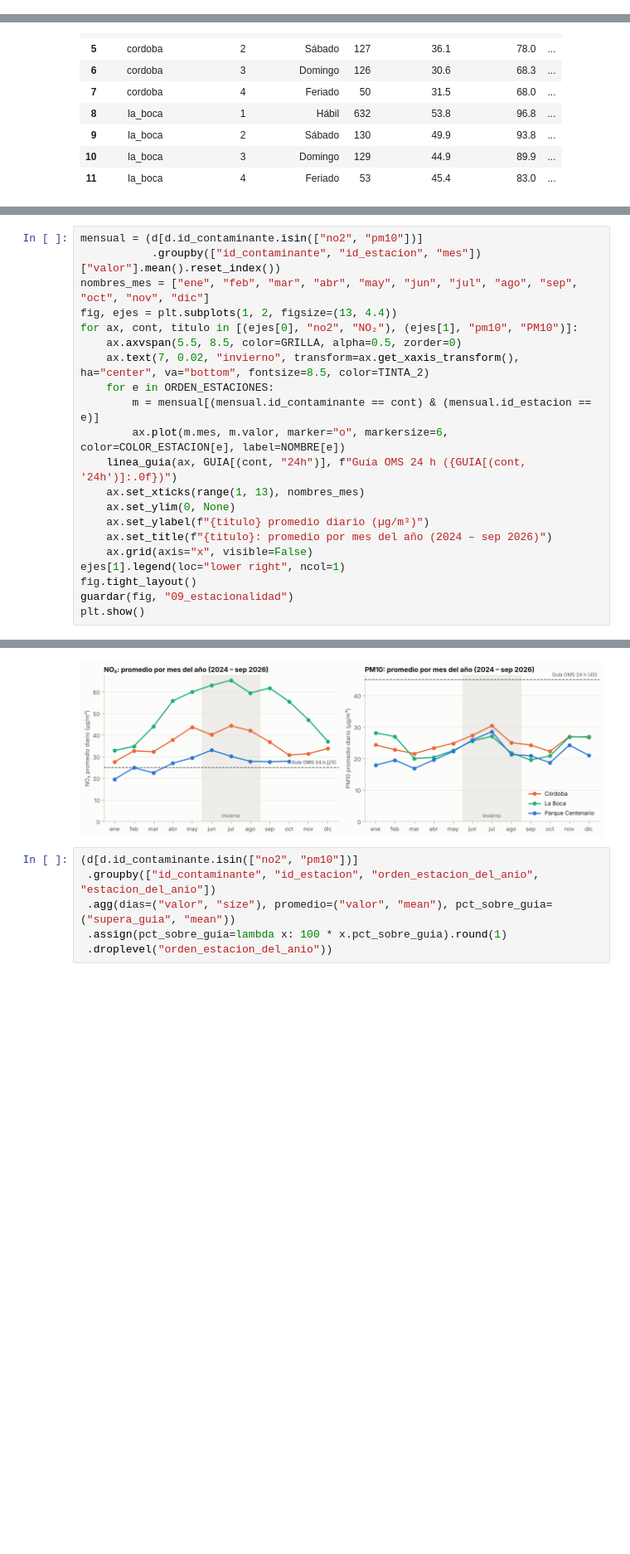
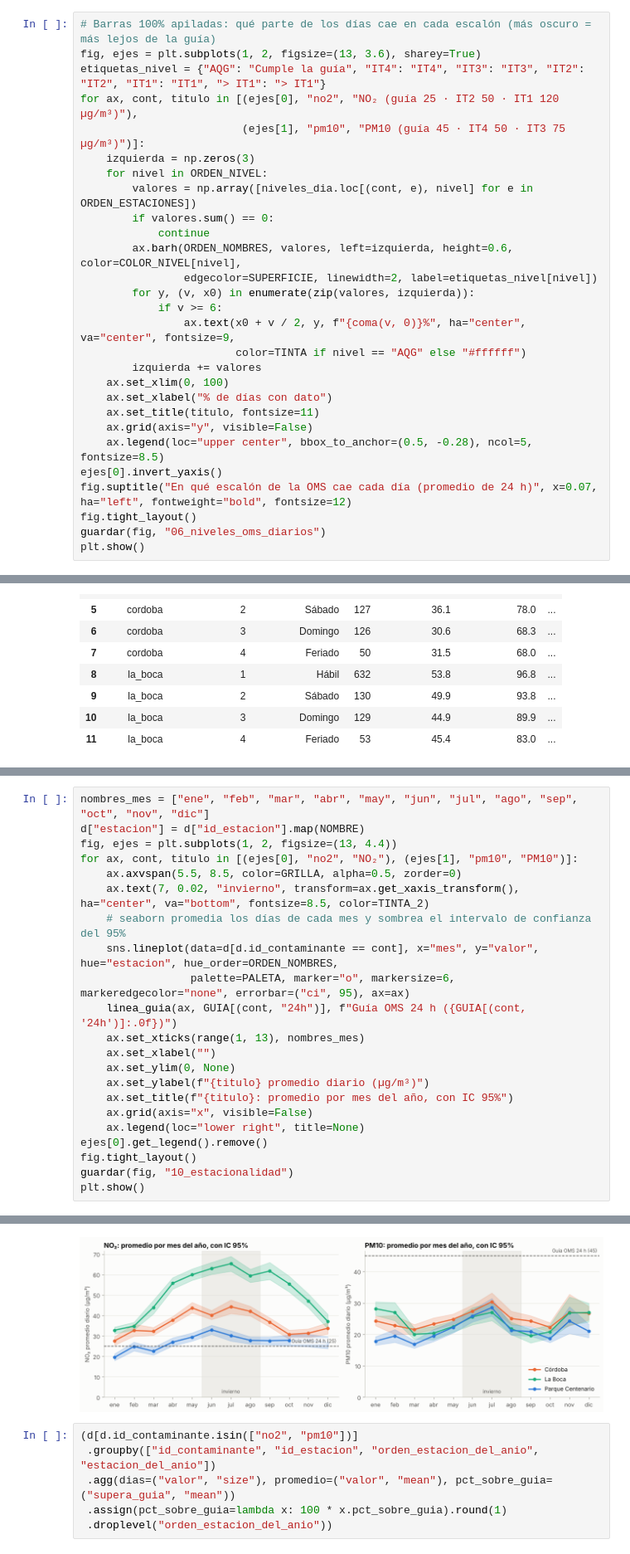
Before and after one commit to ezequielmaranda/nox-ciudad, a Jupyter notebook: notebooks/eda.ipynb, the cells around one changed output, grey strips where cells are left out. Shown at 83% size. Drawn from its saved outputs; the diff is of its cells as text; blank space fills up the shorter version.

```diff
--- a/notebooks/eda.ipynb
+++ b/notebooks/eda.ipynb
@@ -489,0 +565,28 @@ Denominador: **días con dato válido**. Un día sin dato no cuenta como día "l
+# %%
+# Barras 100% apiladas: qué parte de los días cae en cada escalón (más oscuro = más lejos de la guía)
+fig, ejes = plt.subplots(1, 2, figsize=(13, 3.6), sharey=True)
+etiquetas_nivel = {"AQG": "Cumple la guía", "IT4": "IT4", "IT3": "IT3", "IT2": "IT2", "IT1": "IT1", "> IT1": "> IT1"}
+for ax, cont, titulo in [(ejes[0], "no2", "NO₂ (guía 25 · IT2 50 · IT1 120 µg/m³)"),
+                         (ejes[1], "pm10", "PM10 (guía 45 · IT4 50 · IT3 75 µg/m³)")]:
+    izquierda = np.zeros(3)
+    for nivel in ORDEN_NIVEL:
+        valores = np.array([niveles_dia.loc[(cont, e), nivel] for e in ORDEN_ESTACIONES])
+        if valores.sum() == 0:
+            continue
+        ax.barh(ORDEN_NOMBRES, valores, left=izquierda, height=0.6, color=COLOR_NIVEL[nivel],
+                edgecolor=SUPERFICIE, linewidth=2, label=etiquetas_nivel[nivel])
+        for y, (v, x0) in enumerate(zip(valores, izquierda)):
+            if v >= 6:
+                ax.text(x0 + v / 2, y, f"{coma(v, 0)}%", ha="center", va="center", fontsize=9,
+                        color=TINTA if nivel == "AQG" else "#ffffff")
+        izquierda += valores
+    ax.set_xlim(0, 100)
+    ax.set_xlabel("% de días con dato")
+    ax.set_title(titulo, fontsize=11)
+    ax.grid(axis="y", visible=False)
+    ax.legend(loc="upper center", bbox_to_anchor=(0.5, -0.28), ncol=5, fontsize=8.5)
+ejes[0].invert_yaxis()
+fig.suptitle("En qué escalón de la OMS cae cada día (promedio de 24 h)", x=0.07, ha="left", fontweight="bold", fontsize=12)
+fig.tight_layout()
+guardar(fig, "06_niveles_oms_diarios")
+plt.show()
@@ -727,24 +853,25 @@ Figura guardada: reports/figures/08_tipo_dia.png
   describe con "incidencia de fuentes fijas": puerto, polo de Dock Sud, tránsito pesado). Con estos datos no se
   puede atribuir la causa.
 # %%
-mensual = (d[d.id_contaminante.isin(["no2", "pm10"])]
-           .groupby(["id_contaminante", "id_estacion", "mes"])["valor"].mean().reset_index())
 nombres_mes = ["ene", "feb", "mar", "abr", "may", "jun", "jul", "ago", "sep", "oct", "nov", "dic"]
+d["estacion"] = d["id_estacion"].map(NOMBRE)
 fig, ejes = plt.subplots(1, 2, figsize=(13, 4.4))
 for ax, cont, titulo in [(ejes[0], "no2", "NO₂"), (ejes[1], "pm10", "PM10")]:
     ax.axvspan(5.5, 8.5, color=GRILLA, alpha=0.5, zorder=0)
     ax.text(7, 0.02, "invierno", transform=ax.get_xaxis_transform(), ha="center", va="bottom", fontsize=8.5, color=TINTA_2)
-    for e in ORDEN_ESTACIONES:
-        m = mensual[(mensual.id_contaminante == cont) & (mensual.id_estacion == e)]
-        ax.plot(m.mes, m.valor, marker="o", markersize=6, color=COLOR_ESTACION[e], label=NOMBRE[e])
+    # seaborn promedia los días de cada mes y sombrea el intervalo de confianza del 95%
+    sns.lineplot(data=d[d.id_contaminante == cont], x="mes", y="valor", hue="estacion", hue_order=ORDEN_NOMBRES,
+                 palette=PALETA, marker="o", markersize=6, markeredgecolor="none", errorbar=("ci", 95), ax=ax)
     linea_guia(ax, GUIA[(cont, "24h")], f"Guía OMS 24 h ({GUIA[(cont, '24h')]:.0f})")
     ax.set_xticks(range(1, 13), nombres_mes)
+    ax.set_xlabel("")
     ax.set_ylim(0, None)
     ax.set_ylabel(f"{titulo} promedio diario (µg/m³)")
-    ax.set_title(f"{titulo}: promedio por mes del año (2024 – sep 2026)")
+    ax.set_title(f"{titulo}: promedio por mes del año, con IC 95%")
     ax.grid(axis="x", visible=False)
-ejes[1].legend(loc="lower right", ncol=1)
+    ax.legend(loc="lower right", title=None)
+ejes[0].get_legend().remove()
 fig.tight_layout()
-guardar(fig, "09_estacionalidad")
+guardar(fig, "10_estacionalidad")
 plt.show()
 # %% [output]
@@ -752,4 +879,4 @@ Figura guardada: reports/figures/09_estacionalidad.png
-[figure, old version]
+[figure, new version]
 # %%
 (d[d.id_contaminante.isin(["no2", "pm10"])]
  .groupby(["id_contaminante", "id_estacion", "orden_estacion_del_anio", "estacion_del_anio"])
```
Also changed, not shown: parts of 23 cells of this notebook, 27 other files.
